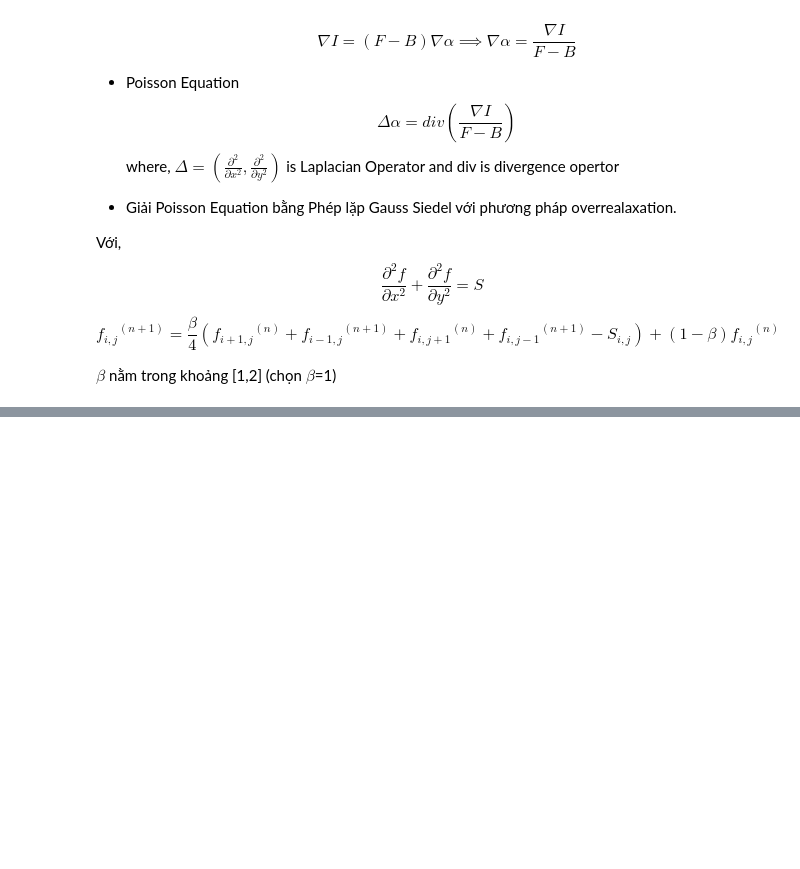
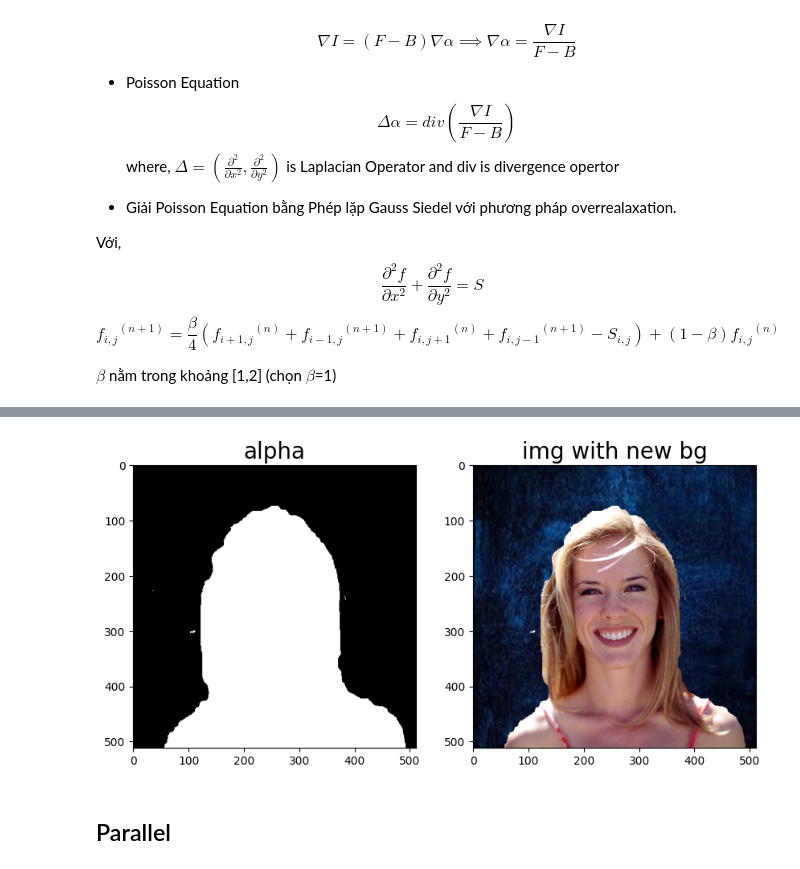
Before and after one commit to ntminh981/ApplyParallelProgramming_Group5, a Jupyter notebook: parallel/PoissionMatting_Parallel.ipynb, the cells around one changed output, grey strips where cells are left out. Drawn from its saved outputs; the diff is of its cells as text; code cells hidden in the pictures; blank space fills up the shorter version.

```diff
--- a/parallel/PoissionMatting_Parallel.ipynb
+++ b/parallel/PoissionMatting_Parallel.ipynb
@@ -382,5 +539,8 @@ display_img_arr([new_img ], 1,2,(10,10),['img with new bg'])
 # %%
-#alpha blending
-alpha = all_data['alpha']
-new_img_global = alpha_blend(new_bg,alpha,img )
-# display_img_arr([new_img_global], 1,2,(10,10),['new image'])
+alpha = np.loadtxt('sequential.gz', dtype=int)
+new_img = alpha_blend(new_bg, alpha, img)
+display_img_arr([alpha, new_img], 1,2,(10,10),['alpha', 'img with new bg'])
+# %% [output]
+[figure, added]
+# %% [markdown]
+## Parallel
```
Also changed, not shown: parts of 32 cells of this notebook.
